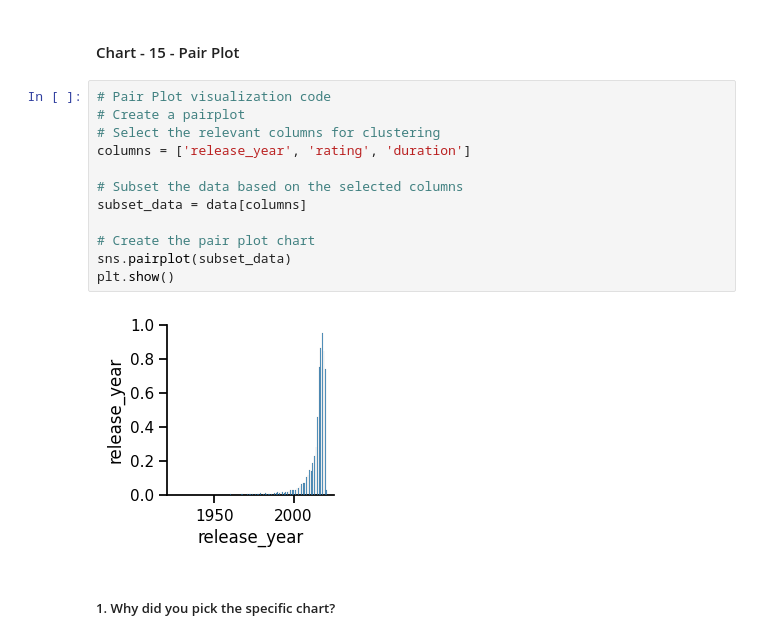
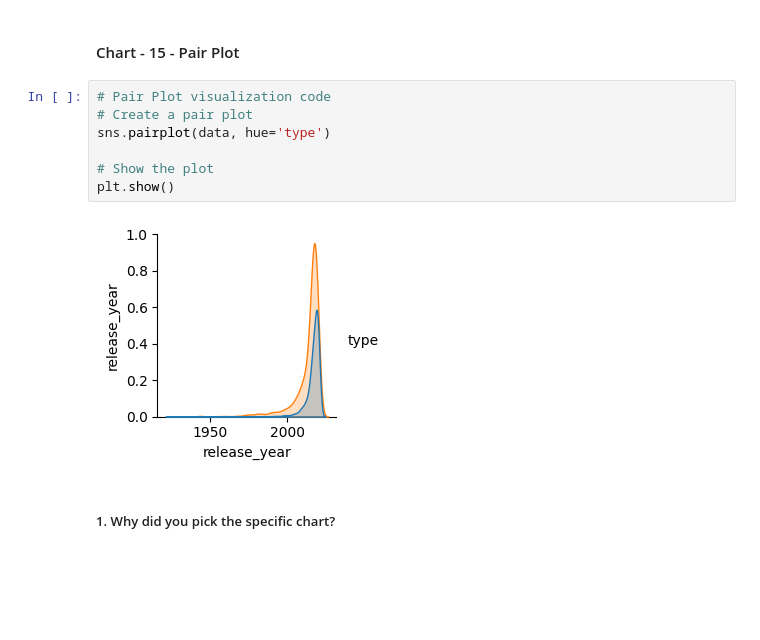
Before and after one commit to ajayd9558/Unsupervised_machine_Larning_project, a Jupyter notebook: Ajay_Netflix_Show_and_Movies_Clustering.ipynb, the cells around one changed output. Saved outputs shown, nothing was run; the diff lists cells and outputs as text; blank space fills up the shorter version.

```diff
--- a/Ajay_Netflix_Show_and_Movies_Clustering.ipynb
+++ b/Ajay_Netflix_Show_and_Movies_Clustering.ipynb
@@ -665,20 +660,15 @@ Answer Here.
 Answer Here
 # %% [markdown]
 #### Chart - 15 - Pair Plot
-# %%
-# Pair Plot visualization code
-# Create a pairplot
-# Select the relevant columns for clustering
-columns = ['release_year', 'rating', 'duration']
-
-# Subset the data based on the selected columns
-subset_data = data[columns]
-
-# Create the pair plot chart
-sns.pairplot(subset_data)
-plt.show()
-# %% [output]
-[figure, removed]
+# %%
+# Pair Plot visualization code
+# Create a pair plot
+sns.pairplot(data, hue='type')
+
+# Show the plot
+plt.show()
+# %% [output]
+[figure, added]
 # %% [markdown]
 ##### 1. Why did you pick the specific chart?
 # %% [markdown]
```
Also changed, not shown: parts of 7 cells of this notebook.
